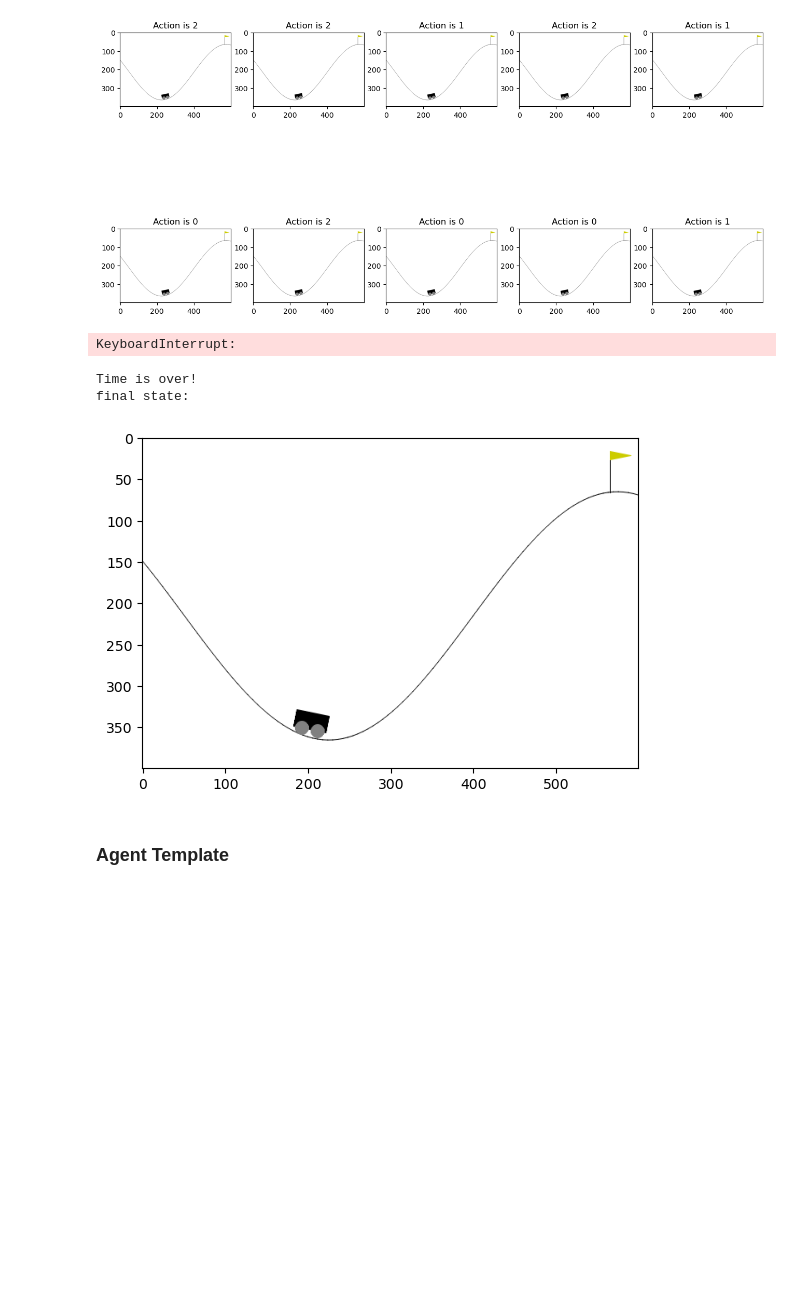
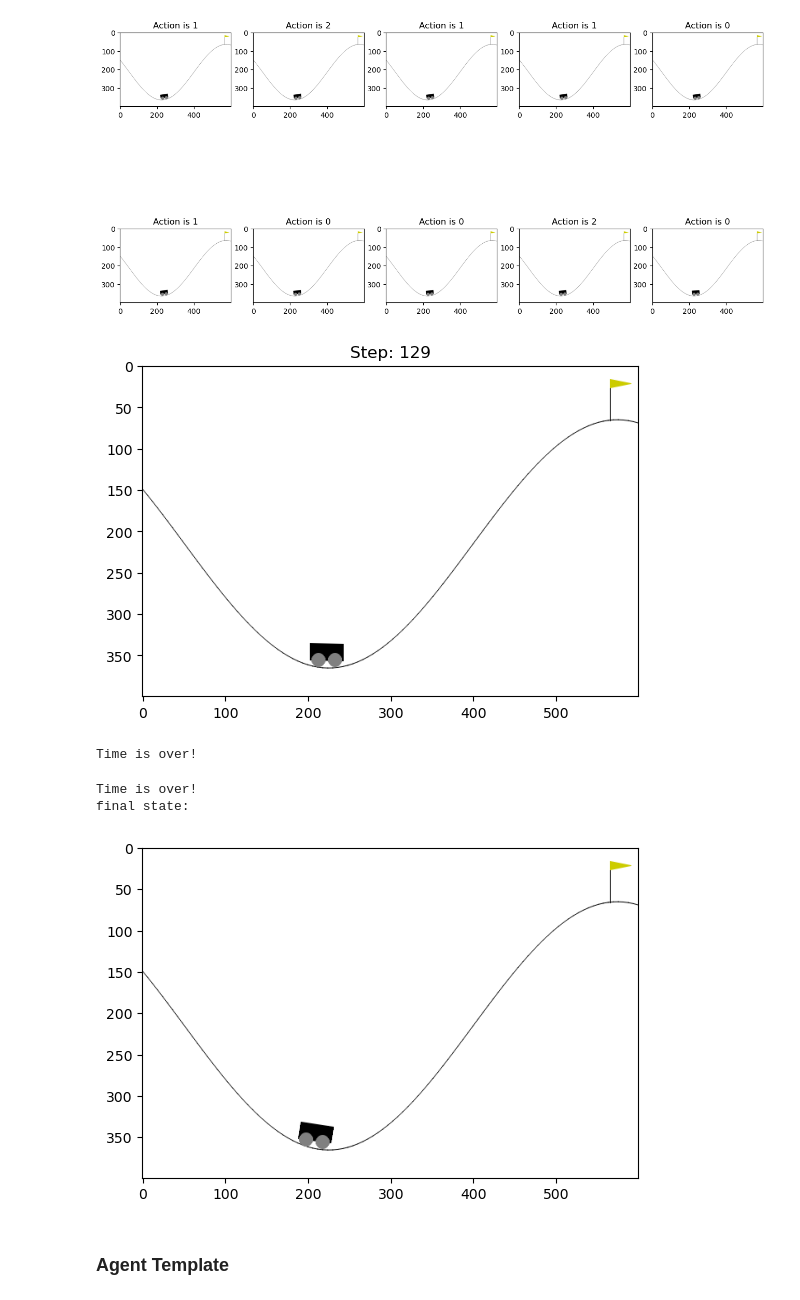
Before and after one commit to Dorin-D/m2-paris-saclay, a Jupyter notebook: reinforcement_learning/TP_4/TP_4.ipynb, the cells around one changed output. Cells and saved outputs as stored; diff of their text form; code cells hidden in the pictures; blank space fills up the shorter version.

```diff
--- a/reinforcement_learning/TP_4/TP_4.ipynb
+++ b/reinforcement_learning/TP_4/TP_4.ipynb
@@ -51,26 +66,28 @@ env.close()
 # %%
 import time
 from IPython.display import clear_output
 steps_alive = 0
 sleep_time = 0.01
+
 while True:
     _, _, terminated, truncated, _ = env.step(env.action_space.sample())
 
     if terminated:
         print("Whoops! We died!")
         break
     if truncated:
         print("Time is over!")
         break
     clear_output(wait=True)
     # plot env state to screen
     plt.imshow(env.render())
-    #plt.title("Step: %d, Action: %s" %(steps_alive, id_to_action[action]))
+    plt.title("Step: %d" %(steps_alive))
     plt.show()
-    time.sleep(sleep_time)
+    #time.sleep(sleep_time)
     steps_alive += 1
 # %% [output]
+[figure, added]
-KeyboardInterrupt:
+Time is over!
 # %%
 env.reset()
 while True:
@@ -89,7 +106,7 @@ env.close()
 # %% [output]
 Time is over!
 final state:
-[figure, old version]
+[figure, new version]
 # %% [markdown]
 ### Agent Template
 # %%
```
Also changed, not shown: parts of 7 cells of this notebook.
